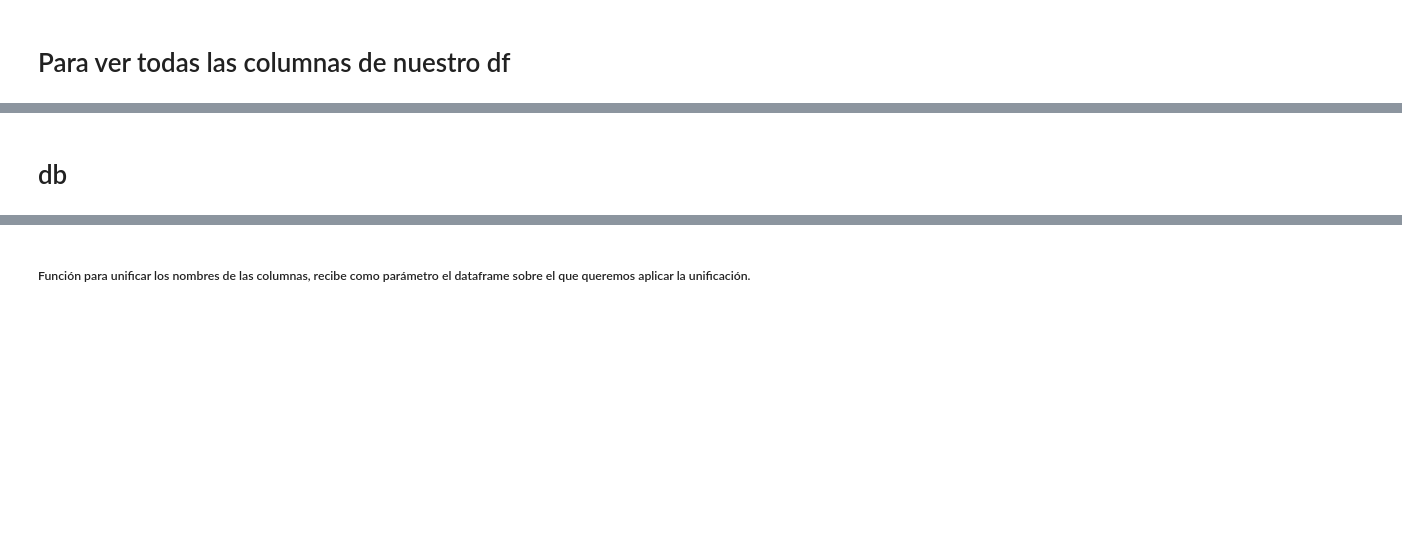
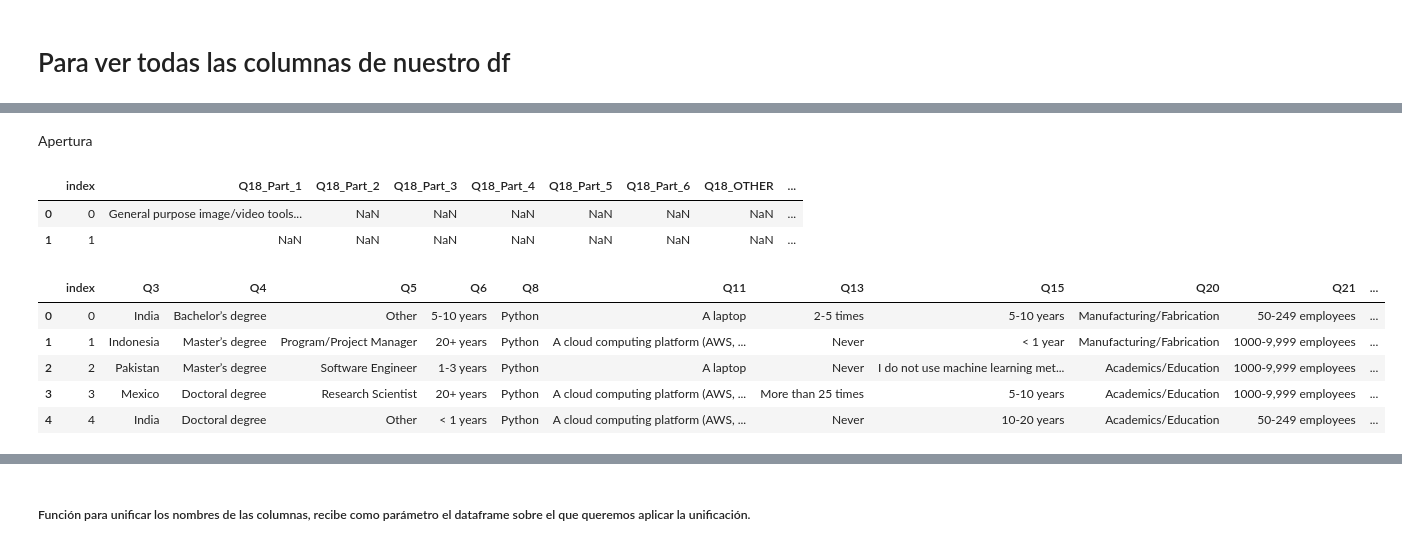
Before and after one commit to Adalab/project2-da-promo-c-modulo-2-team4, a Jupyter notebook: 00-review.ipynb, the cells around one changed output, grey strips where cells are left out. Saved outputs shown, nothing was run; the diff lists cells and outputs as text; code cells hidden in the pictures; blank space fills up the shorter version.

Commit message:
Archivo para review falta terminar de comentar

```diff
--- a/00-review.ipynb
+++ b/00-review.ipynb
@@ -37,3 +15,0 @@ df_xml.head()
-# %%
-df_txt= pd.read_csv("01-data_txt_clean.txt", sep= ';')
-df_txt.head(2)
@@ -43,0 +18,2 @@ df_txt.head(2)
+# %% [markdown]
+Apertura
@@ -43,0 +30,5 @@ df_txt.head(2)
+# %%
+def apertura_txt (nombre_archivo):
+    ruta = 'data-originales/' + nombre_archivo
+    df_txt = pd.read_csv(ruta, sep = ';')
+    return df_txt
@@ -44,5 +40,16 @@ df_txt.head(2)
 # %%
-df_csv.to_csv("02-data_remaning_kaggle.csv")
+df_csv = apertura_archivo("00-original-data_remaning_kaggle.csv")
+# %% [output]
+|  | index | Q18_Part_1 | Q18_Part_2 | Q18_Part_3 | Q18_Part_4 | Q18_Part_5 | Q18_Part_6 | Q18_OTHER | ... |
+| 0 | 0 | General purpose image/video tools... | NaN | NaN | NaN | NaN | NaN | NaN | ... |
+| 1 | 1 | NaN | NaN | NaN | NaN | NaN | NaN | NaN | ... |
-# %% [markdown]
-# db
+# %%
+df_txt = apertura_txt("00-original-data_txt_clean.txt")
+# %% [output]
+|  | index | Q3 | Q4 | Q5 | Q6 | Q8 | Q11 | Q13 | Q15 | Q20 | Q21 | ... |
+| 0 | 0 | India | Bachelor’s degree | Other | 5-10 years | Python | A laptop | 2-5 times | 5-10 years | Manufacturing/Fabrication | 50-249 employees | ... |
+| 1 | 1 | Indonesia | Master’s degree | Program/Project Manager | 20+ years | Python | A cloud computing platform (AWS, ... | Never | < 1 year | Manufacturing/Fabrication | 1000-9,999 employees | ... |
+| 2 | 2 | Pakistan | Master’s degree | Software Engineer | 1-3 years | Python | A laptop | Never | I do not use machine learning met... | Academics/Education | 1000-9,999 employees | ... |
+| 3 | 3 | Mexico | Doctoral degree | Research Scientist | 20+ years | Python | A cloud computing platform (AWS, ... | More than 25 times | 5-10 years | Academics/Education | 1000-9,999 employees | ... |
+| 4 | 4 | India | Doctoral degree | Other | < 1 years | Python | A cloud computing platform (AWS, ... | Never | 10-20 years | Academics/Education | 50-249 employees | ... |
 # %%
```
Also changed, not shown: parts of 58 cells of this notebook.
